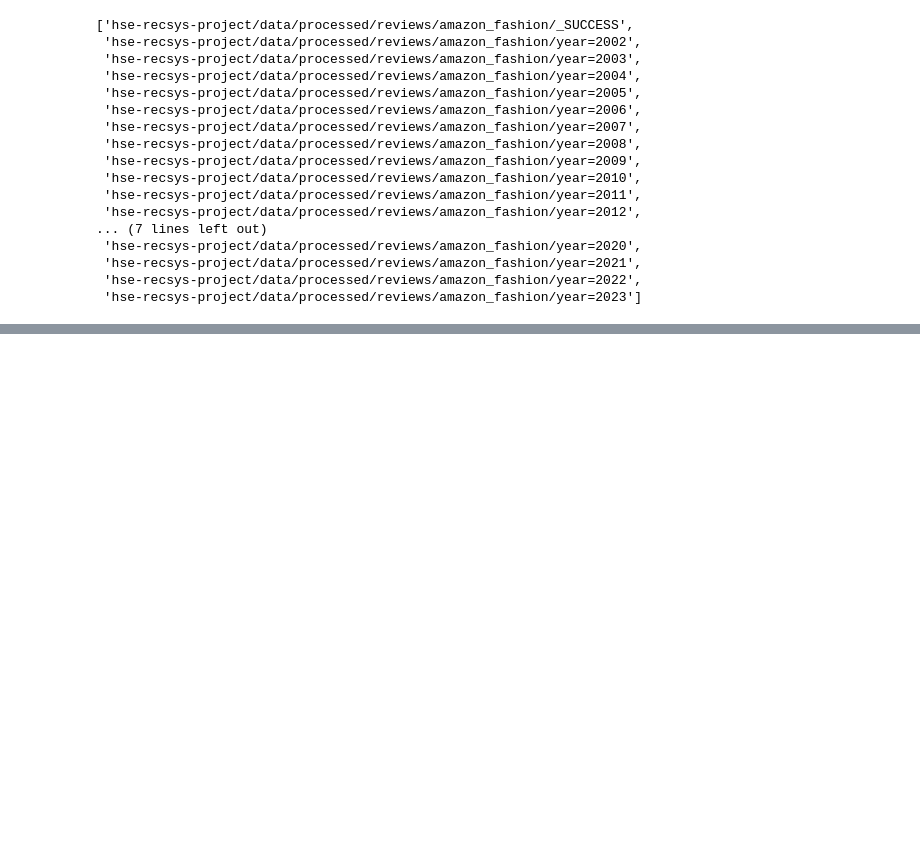
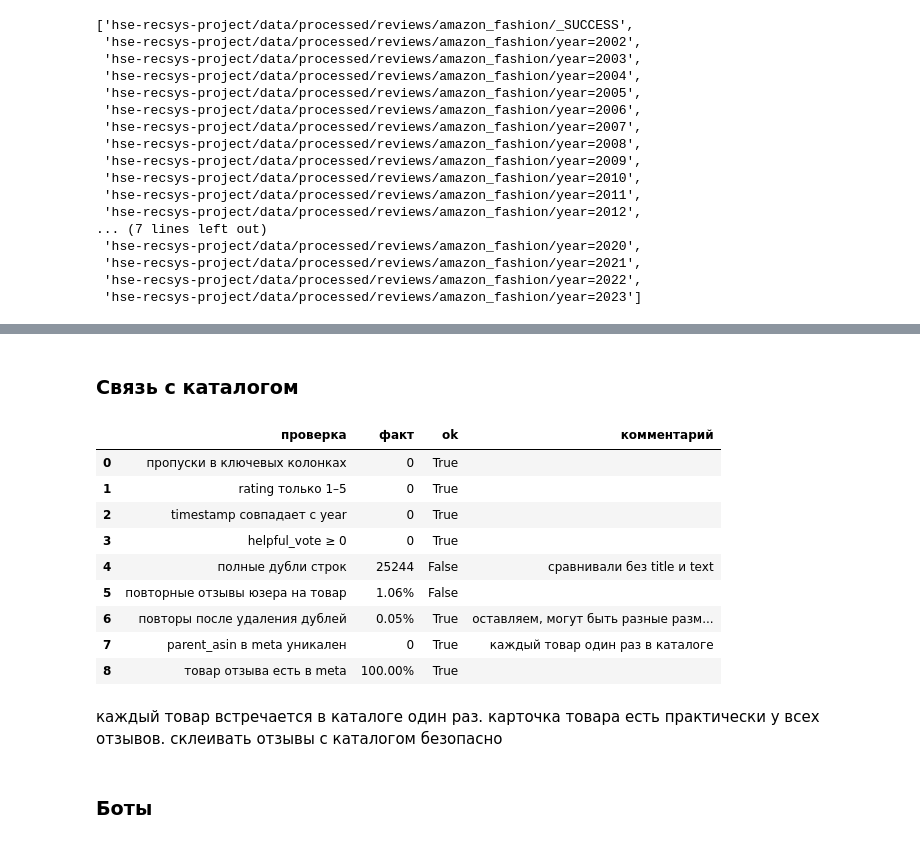
Before and after one commit to LevKhoriak/hse-ai-26-recsys-team-120, a Jupyter notebook: notebooks/eda_stage1.ipynb, the cells around one changed output, grey strips where cells are left out. Saved outputs shown, nothing was run; the diff lists cells and outputs as text; code cells hidden in the pictures; blank space fills up the shorter version.

```diff
--- a/notebooks/eda_stage1.ipynb
+++ b/notebooks/eda_stage1.ipynb
@@ -50,0 +121,4 @@ fs.ls("hse-recsys-project/data/processed/reviews/amazon_fashion")
+# %%
+meta_ds = ds.dataset(f"{base}/meta/amazon_fashion", filesystem=fs)
+for field in meta_ds.schema:
+    print(field.name, field.type)
@@ -50,0 +271,4 @@ fs.ls("hse-recsys-project/data/processed/reviews/amazon_fashion")
+# %%
+dedup = reviews.drop_duplicates()
+real_repeat_share = dedup.duplicated(["user_id", "parent_asin"]).mean()
+print(len(dedup), f"{real_repeat_share:.2%}")
@@ -50,0 +277,9 @@ fs.ls("hse-recsys-project/data/processed/reviews/amazon_fashion")
+# %%
+expect(
+    "повторы после удаления дублей",
+    f"{real_repeat_share:.2%}",
+    real_repeat_share < 0.01,
+    "оставляем, могут быть разные размеры/цвета",
+)
+reviews_clean = dedup
+pd.DataFrame(results)
@@ -50,0 +303,32 @@ fs.ls("hse-recsys-project/data/processed/reviews/amazon_fashion")
+# %% [markdown]
+### Связь с каталогом
+# %%
+meta_ids = meta_ds.to_table(columns=["parent_asin"]).to_pandas()
+
+n_meta_dup = int(meta_ids["parent_asin"].duplicated().sum())
+expect(
+    "parent_asin в meta уникален",
+    n_meta_dup,
+    n_meta_dup == 0,
+    "каждый товар один раз в каталоге",
+)
+
+in_meta_share = reviews_clean["parent_asin"].isin(meta_ids["parent_asin"]).mean()
+expect("товар отзыва есть в meta", f"{in_meta_share:.2%}", in_meta_share >= 0.99)
+
+pd.DataFrame(results)
+# %% [output]
+|  | проверка | факт | ok | комментарий |
+| 0 | пропуски в ключевых колонках | 0 | True |  |
+| 1 | rating только 1–5 | 0 | True |  |
+| 2 | timestamp совпадает с year | 0 | True |  |
+| 3 | helpful_vote ≥ 0 | 0 | True |  |
+| 4 | полные дубли строк | 25244 | False | сравнивали без title и text |
+| 5 | повторные отзывы юзера на товар | 1.06% | False |  |
+| 6 | повторы после удаления дублей | 0.05% | True | оставляем, могут быть разные разм... |
+| 7 | parent_asin в meta уникален | 0 | True | каждый товар один раз в каталоге |
+| 8 | товар отзыва есть в meta | 100.00% | True |  |
+# %% [markdown]
+каждый товар встречается в каталоге один раз. карточка товара есть практически у всех отзывов. склеивать отзывы с каталогом безопасно
+# %% [markdown]
+### Боты
```
Also changed, not shown: parts of 38 cells of this notebook.
